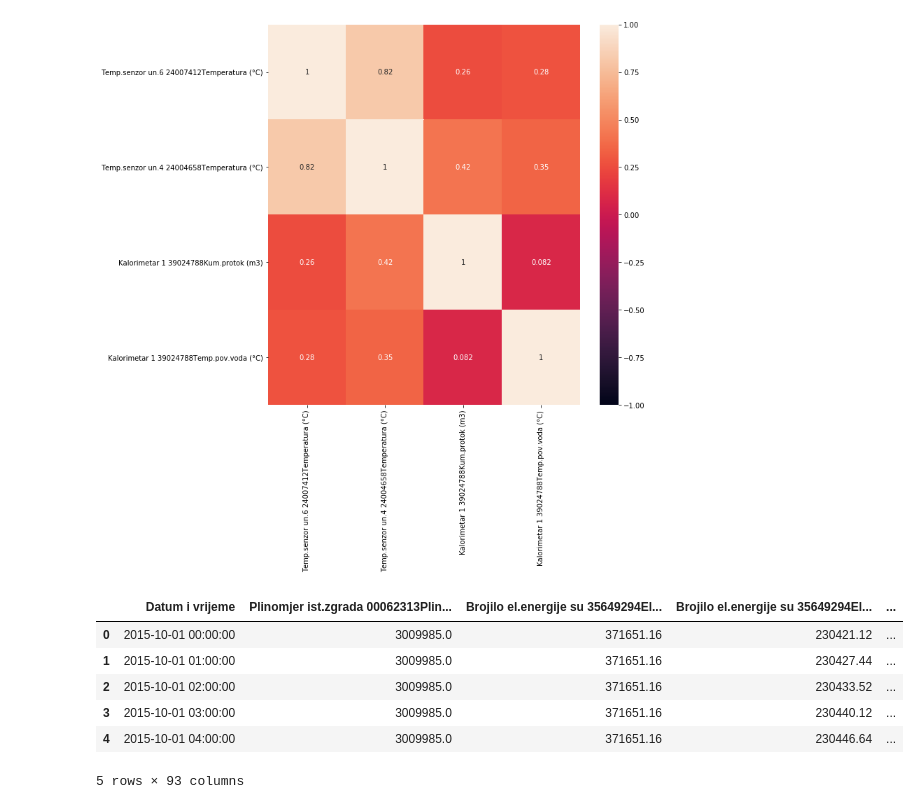
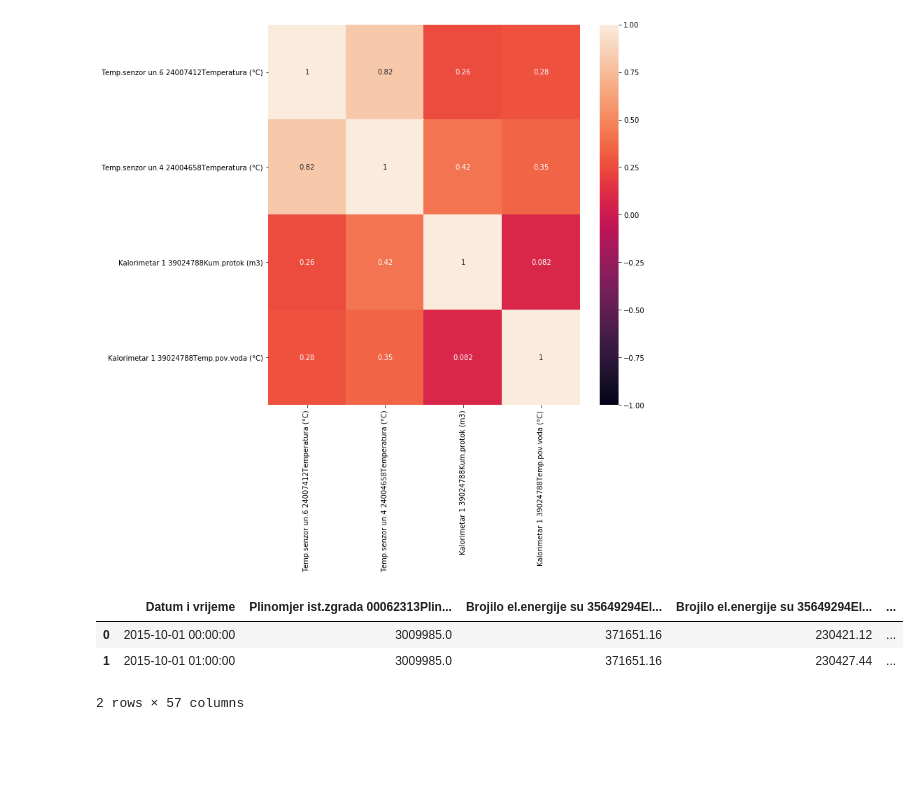
Before and after one commit to ehlimana/EMS, a Jupyter notebook: Creating features.ipynb, the cells around one changed output. Drawn from its saved outputs; the diff is of its cells as text; code cells hidden in the pictures; blank space fills up the shorter version.

```diff
--- a/Creating features.ipynb
+++ b/Creating features.ipynb
@@ -182,6 +208,6 @@ def heat(val):
 # %%
-file["Grijanje_K1"]=list(map(heat,file["Temp sr_K1"].values))
-file["Grijanje_K3"]=list(map(heat,file["Temp sr_K3"].values))
+file["Grijanje_K1"]=list(map(heat,file["Qrad_K1"].values))
+file["Grijanje_K3"]=list(map(heat,file["Qrad_K3"].values))
 # %%
 aa=file.groupby(["Godina","Dan u godini"], axis=0)
 # %%
@@ -327,8 +353,6 @@ val_unheat=np.concatenate([values_1,values_2,values_3])
 file["Negrijano_K3"]=np.empty(len(file["Negrijano_K3_prije"].values))
 for val,k in list(enumerate(np.argwhere(file["Negrijano_K3_prije"].values))):
     file["Negrijano_K3"].values[[k][0]]=val_unheat[val]
-# %%
-file[["Temp sr_K1","Temp sr_K3"]]=file[["Temp sr_K1","Temp sr_K3"]].fillna(0)
 # %%
 from pandas import read_csv
 from matplotlib import pyplot
@@ -345,3 +393,6 @@ pyplot.show()
+# %%
+file=file.drop(['Delta t_K1', 'Delta t_K3', 'Qrad_K1',
+       'Qrad_K3'], axis=1)
 # %% [markdown]
 Correlation is a measure of the linear relationship of 2 or more variables. Through correlation, we can predict one variable from the other. The logic behind using correlation for feature selection is that the good variables are highly correlated with the target. Furthermore, variables should be correlated with the target but should be uncorrelated among themselves.
 
@@ -419,20 +470,16 @@ plt.show()
 # %% [output]
 [figure]
 # %%
-
-for col in file.columns[1:39]:
+for col in ['Temp.senzor un.6 24007412Temperatura (°C)','Temp.senzor un.4 24004658Temperatura (°C)']:
     t1=S1[col].shift(1)
     t2=S2[col].shift(1)
     t3=S3[col].shift(1)
     t_prior=np.concatenate([t1,t2,t3])
     file[col+" (t-1)"]=t_prior
 # %%
-file.head()
+file.head(2)
 # %% [output]
 |  | Datum i vrijeme | Plinomjer ist.zgrada 00062313Plin... | Brojilo el.energije su 35649294El... | Brojilo el.energije su 35649294El... | ... |
 | 0 | 2015-10-01 00:00:00 | 3009985.0 | 371651.16 | 230421.12 | ... |
 | 1 | 2015-10-01 01:00:00 | 3009985.0 | 371651.16 | 230427.44 | ... |
-| 2 | 2015-10-01 02:00:00 | 3009985.0 | 371651.16 | 230433.52 | ... |
-| 3 | 2015-10-01 03:00:00 | 3009985.0 | 371651.16 | 230440.12 | ... |
-| 4 | 2015-10-01 04:00:00 | 3009985.0 | 371651.16 | 230446.64 | ... |
-5 rows × 93 columns
+2 rows × 57 columns
```
Also changed, not shown: parts of 21 cells of this notebook, 3 other files.
